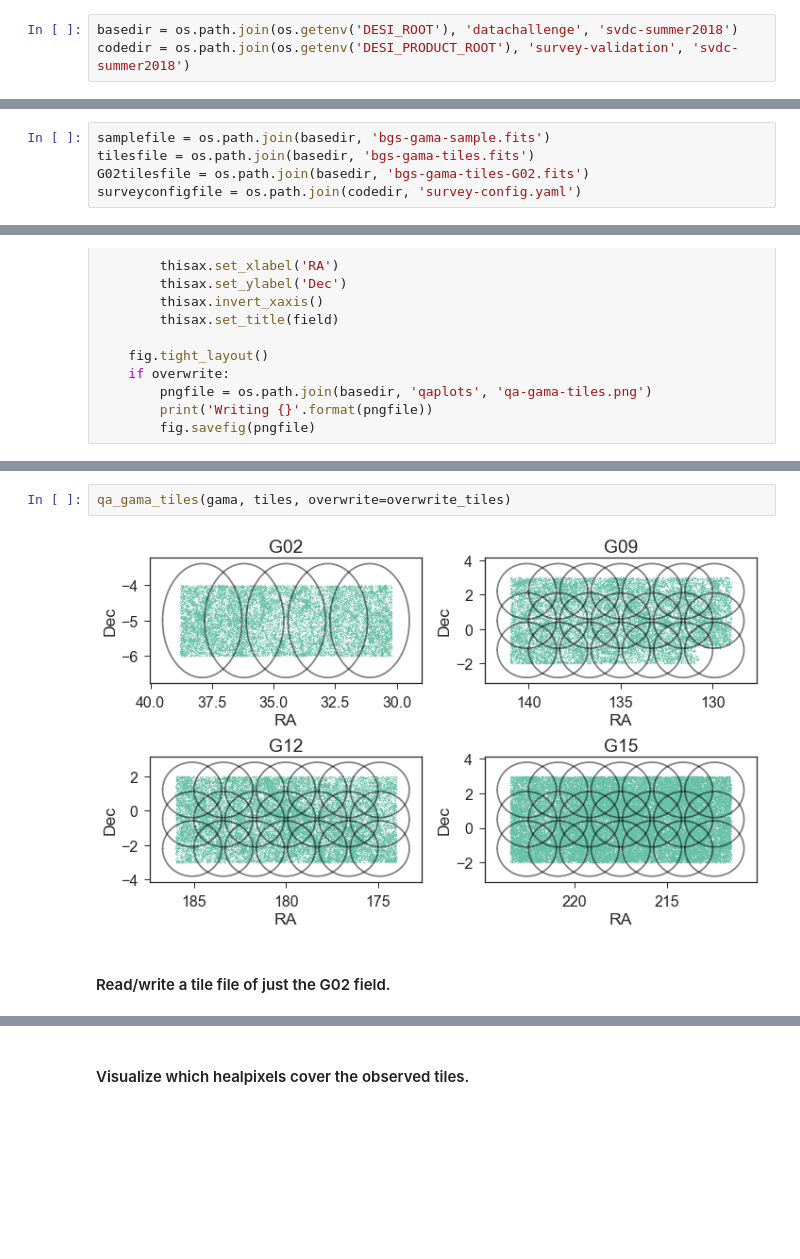
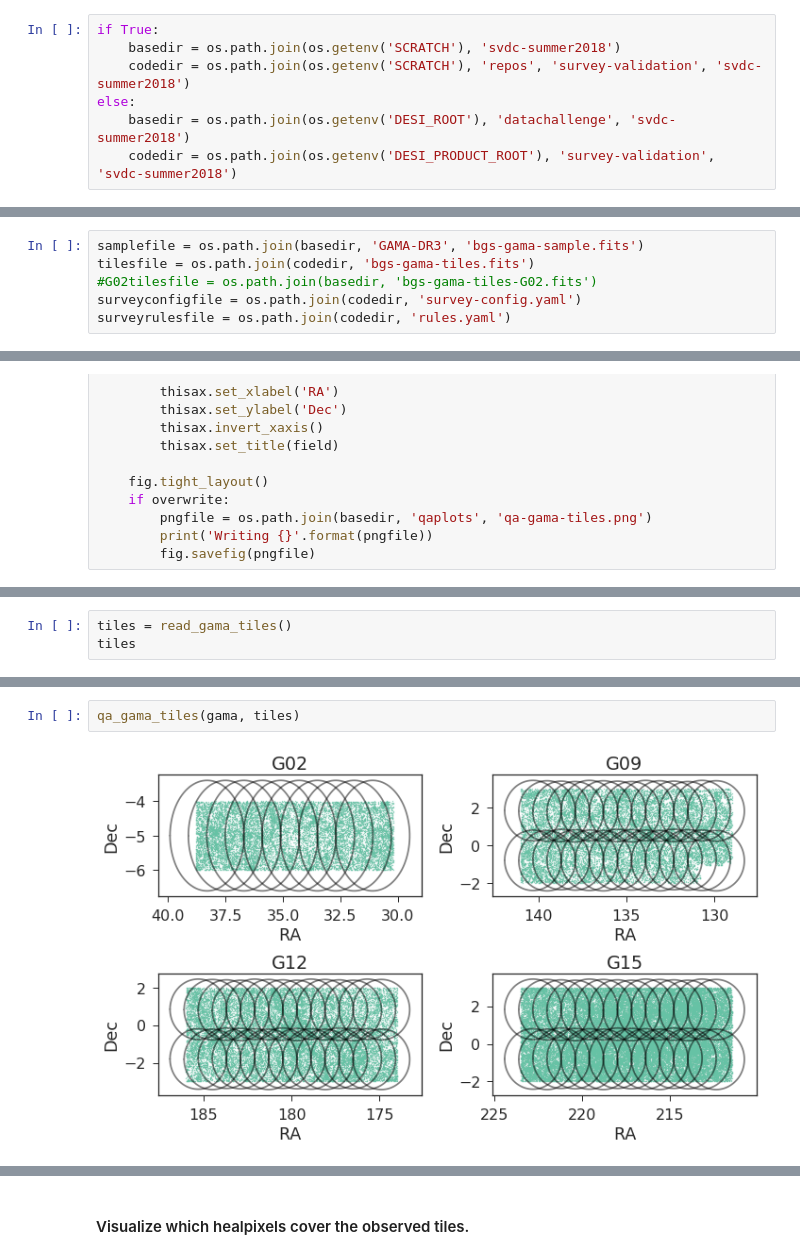
Before and after one commit to michaelJwilson/survey-validation, a Jupyter notebook: svdc-summer2018/bgs-gama-pipeline.ipynb, the cells around one changed output, grey strips where cells are left out. Cells and saved outputs as stored; diff of their text form; blank space fills up the shorter version.

Commit message:
working on surveysims

```diff
--- a/svdc-summer2018/bgs-gama-pipeline.ipynb
+++ b/svdc-summer2018/bgs-gama-pipeline.ipynb
@@ -36,8 +36,12 @@ Define and create directories under `$DESI_ROOT/datachallenge/svdc-summer2018` a
 | spectro/redux/mini/   | reduxdir      | \$DESI_SPECTRO_REDUX/\$SPECPROD                   |
 | spectro/sim/mini/     | simdatadir    | \$DESI_SPECTRO_DATA = \$DESI_SPECTRO_SIM/$PIXPROD |
 # %%
-basedir = os.path.join(os.getenv('DESI_ROOT'), 'datachallenge', 'svdc-summer2018')
-codedir = os.path.join(os.getenv('DESI_PRODUCT_ROOT'), 'survey-validation', 'svdc-summer2018')
+if True:
+    basedir = os.path.join(os.getenv('SCRATCH'), 'svdc-summer2018')
+    codedir = os.path.join(os.getenv('SCRATCH'), 'repos', 'survey-validation', 'svdc-summer2018')
+else:
+    basedir = os.path.join(os.getenv('DESI_ROOT'), 'datachallenge', 'svdc-summer2018')
+    codedir = os.path.join(os.getenv('DESI_PRODUCT_ROOT'), 'survey-validation', 'svdc-summer2018')
 # %%
 surveydir = os.path.join(basedir, 'survey')
 targetdir = os.path.join(basedir, 'targets')
@@ -56,10 +60,11 @@ os.environ['DESI_SPECTRO_DATA'] = simdatadir
 for dd in (surveydir, targetdir, fibassigndir, reduxdir, simdatadir):
     os.makedirs(dd, exist_ok=True)
 # %%
-samplefile = os.path.join(basedir, 'bgs-gama-sample.fits')
-tilesfile = os.path.join(basedir, 'bgs-gama-tiles.fits')
-G02tilesfile = os.path.join(basedir, 'bgs-gama-tiles-G02.fits')
+samplefile = os.path.join(basedir, 'GAMA-DR3', 'bgs-gama-sample.fits')
+tilesfile = os.path.join(codedir, 'bgs-gama-tiles.fits')
+#G02tilesfile = os.path.join(basedir, 'bgs-gama-tiles-G02.fits')
 surveyconfigfile = os.path.join(codedir, 'survey-config.yaml')
+surveyrulesfile = os.path.join(codedir, 'rules.yaml')
 # %% [markdown]
 #### Specify the random seed for reproducibility of the survey simulations.
 # %%
@@ -338,0 +180,3 @@ Table length=88
+# %%
+tiles = read_gama_tiles()
+tiles
@@ -339,6 +204,4 @@ Table length=88
 # %%
-qa_gama_tiles(gama, tiles, overwrite=overwrite_tiles)
+qa_gama_tiles(gama, tiles)
 # %% [output]
-[figure, old version]
+[figure, new version]
-# %% [markdown]
-#### Read/write a tile file of just the G02 field.
```
Also changed, not shown: parts of 24 cells of this notebook.
